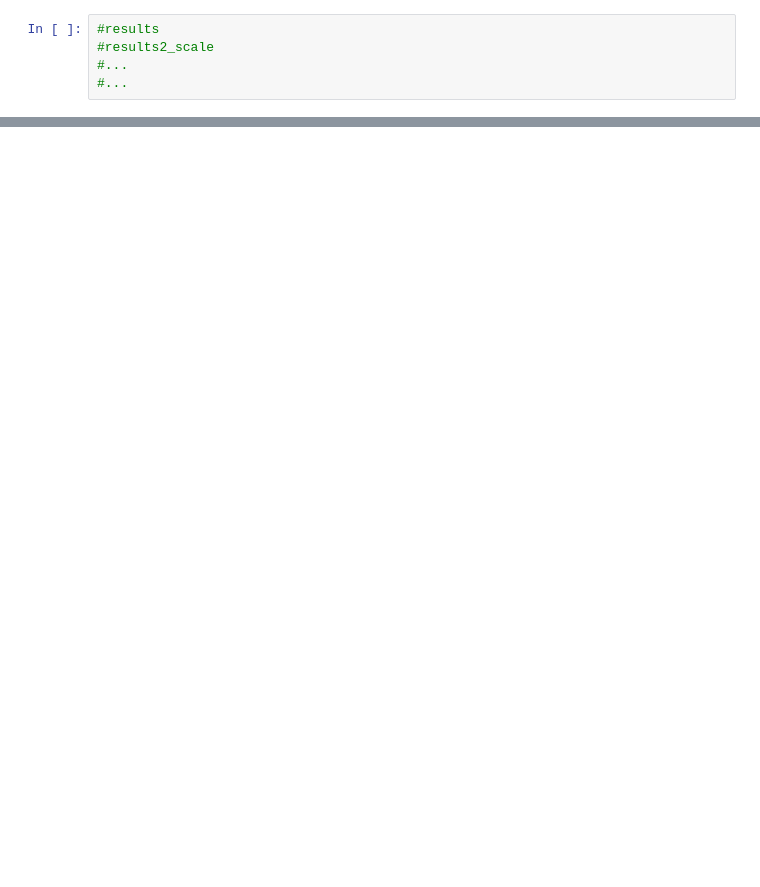
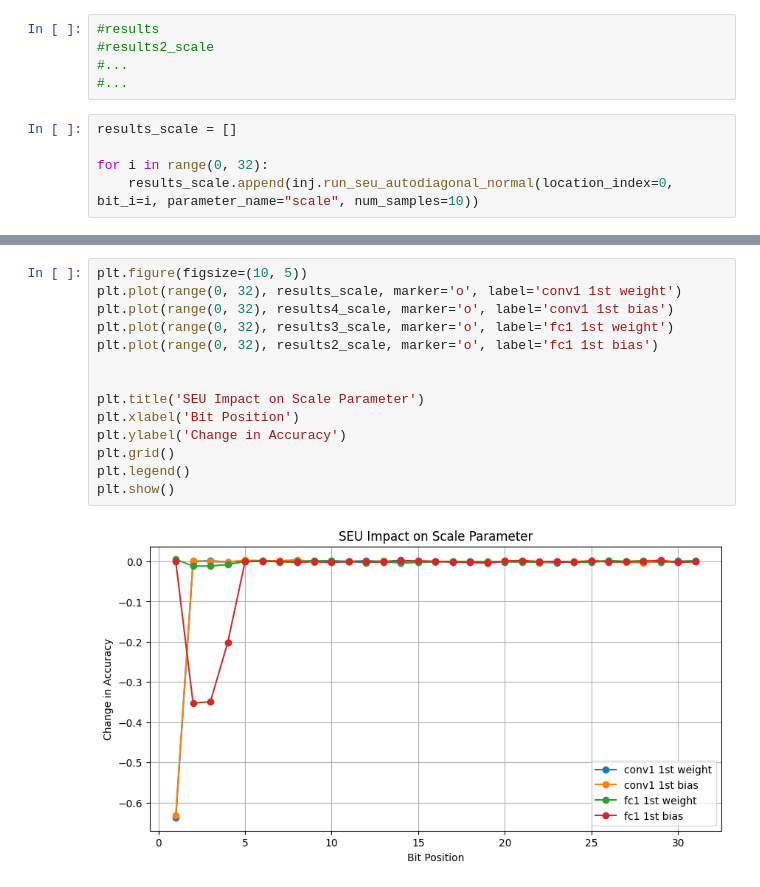
Before and after one commit to putawararevalda/bnnexperimentation, a Jupyter notebook: experiment02.ipynb, the cells around one changed output, grey strips where cells are left out. Saved outputs shown, nothing was run; the diff lists cells and outputs as text; blank space fills up the shorter version.

```diff
--- a/experiment02.ipynb
+++ b/experiment02.ipynb
@@ -572,3 +501,8 @@ plt.show()
 #results2_scale
 #...
 #...
+# %%
+results_scale = []
+
+for i in range(0, 32):
+    results_scale.append(inj.run_seu_autodiagonal_normal(location_index=0, bit_i=i, parameter_name="scale", num_samples=10))
@@ -595,0 +674,16 @@ for i in range(0, 32):
+# %%
+plt.figure(figsize=(10, 5))
+plt.plot(range(0, 32), results_scale, marker='o', label='conv1 1st weight')
+plt.plot(range(0, 32), results4_scale, marker='o', label='conv1 1st bias')
+plt.plot(range(0, 32), results3_scale, marker='o', label='fc1 1st weight')
+plt.plot(range(0, 32), results2_scale, marker='o', label='fc1 1st bias')
+
+
+plt.title('SEU Impact on Scale Parameter')
+plt.xlabel('Bit Position')
+plt.ylabel('Change in Accuracy')
+plt.grid()
+plt.legend()
+plt.show()
+# %% [output]
+[figure, added]
```
Also changed, not shown: parts of 24 cells of this notebook, 9 other files.
